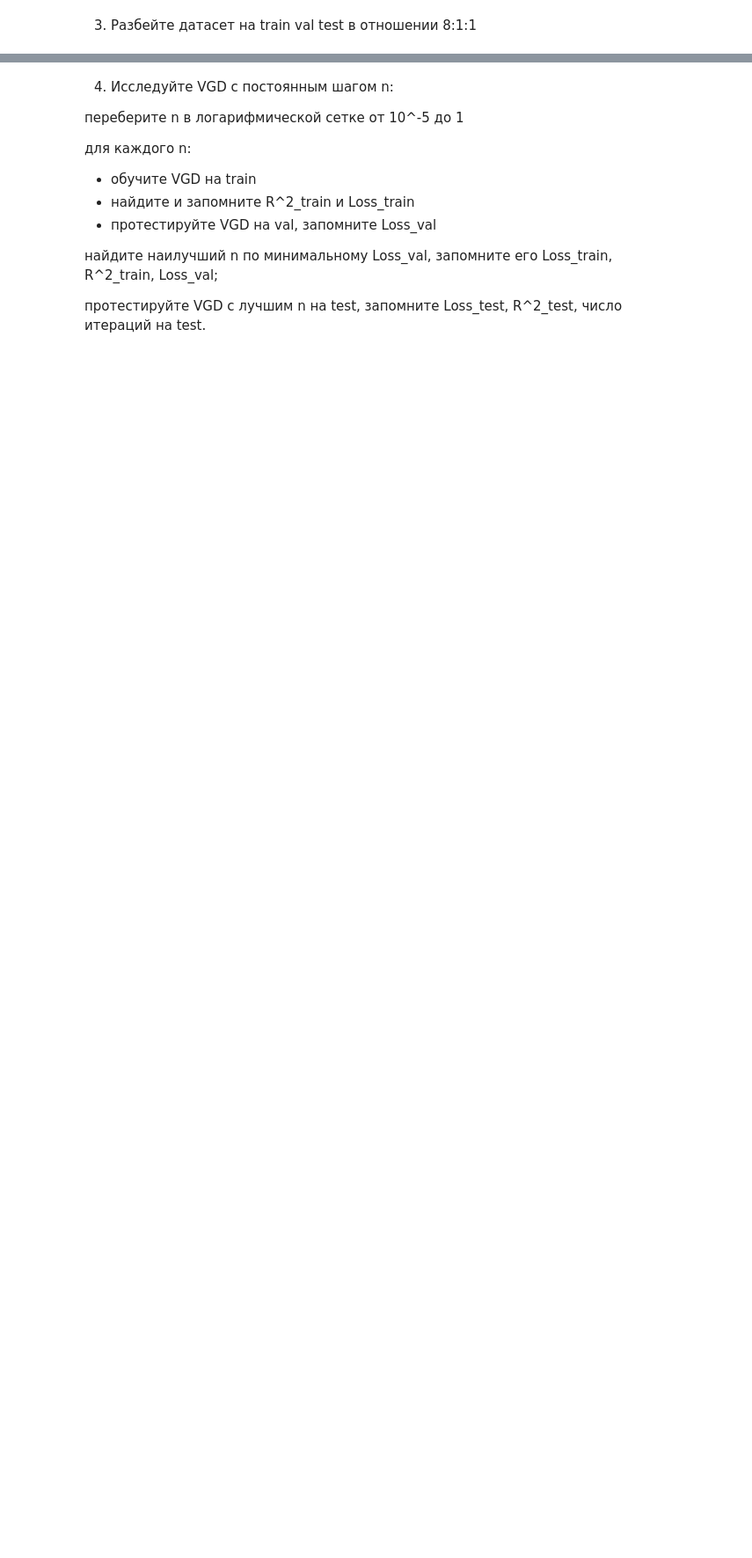
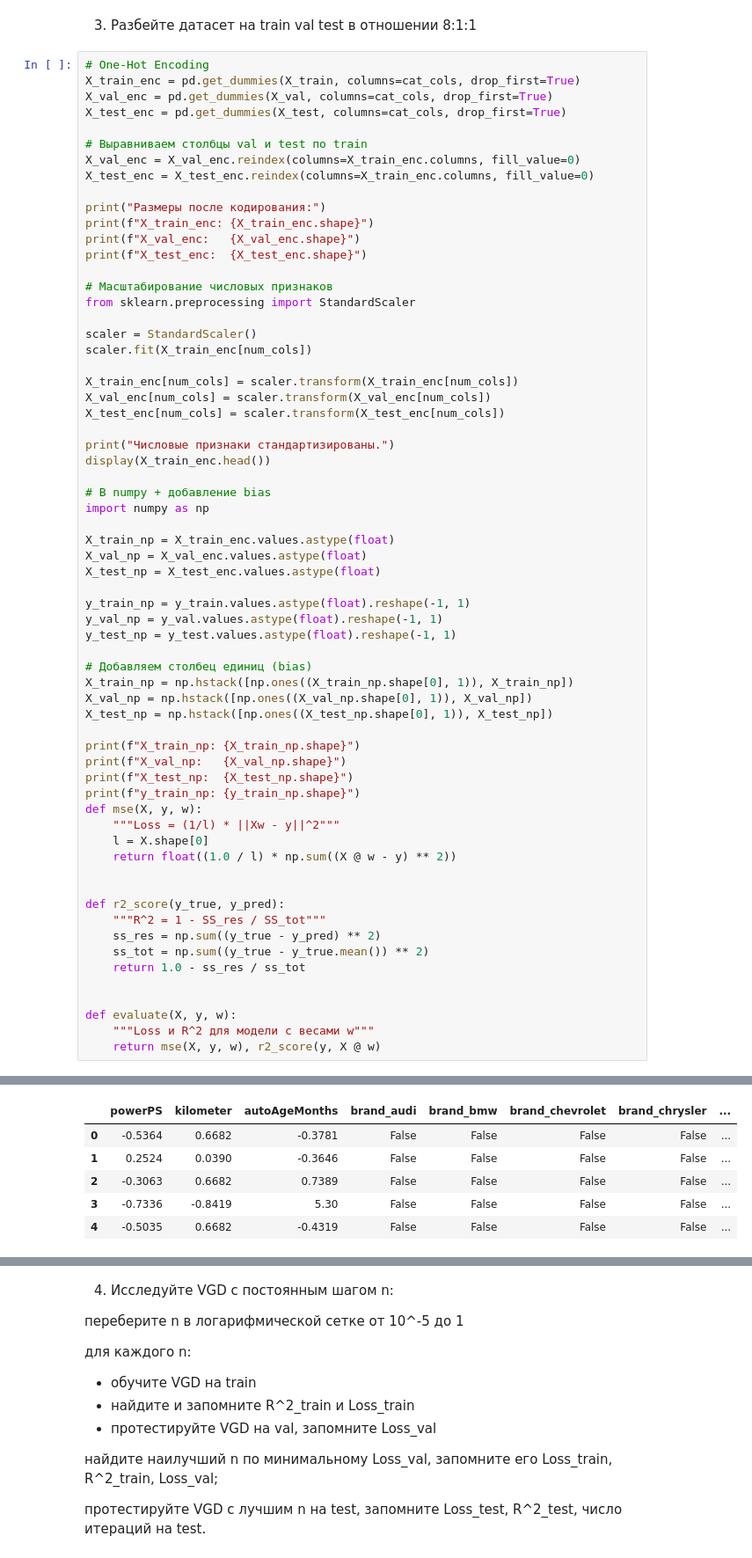
Before and after one commit to Tuguduk/ML-practicum, a Jupyter notebook: sem_2_linreg_methods.ipynb, the cells around one changed output, grey strips where cells are left out. Shown at 88% size. Saved outputs shown, nothing was run; the diff lists cells and outputs as text; blank space fills up the shorter version.

```diff
--- a/sem_2_linreg_methods.ipynb
+++ b/sem_2_linreg_methods.ipynb
@@ -14,2 +62,67 @@
 # %% [markdown]
 3. Разбейте датасет на train val test в отношении 8:1:1
+# %%
+# One-Hot Encoding
+X_train_enc = pd.get_dummies(X_train, columns=cat_cols, drop_first=True)
+X_val_enc = pd.get_dummies(X_val, columns=cat_cols, drop_first=True)
+X_test_enc = pd.get_dummies(X_test, columns=cat_cols, drop_first=True)
+
+# Выравниваем столбцы val и test по train
+X_val_enc = X_val_enc.reindex(columns=X_train_enc.columns, fill_value=0)
+X_test_enc = X_test_enc.reindex(columns=X_train_enc.columns, fill_value=0)
+
+print("Размеры после кодирования:")
+print(f"X_train_enc: {X_train_enc.shape}")
+print(f"X_val_enc:   {X_val_enc.shape}")
+print(f"X_test_enc:  {X_test_enc.shape}")
+
+# Масштабирование числовых признаков
+from sklearn.preprocessing import StandardScaler
+
+scaler = StandardScaler()
+scaler.fit(X_train_enc[num_cols])
+
+X_train_enc[num_cols] = scaler.transform(X_train_enc[num_cols])
+X_val_enc[num_cols] = scaler.transform(X_val_enc[num_cols])
+X_test_enc[num_cols] = scaler.transform(X_test_enc[num_cols])
+
+print("Числовые признаки стандартизированы.")
+display(X_train_enc.head())
+
+# В numpy + добавление bias
+import numpy as np
+
+X_train_np = X_train_enc.values.astype(float)
+X_val_np = X_val_enc.values.astype(float)
+X_test_np = X_test_enc.values.astype(float)
+
+y_train_np = y_train.values.astype(float).reshape(-1, 1)
+y_val_np = y_val.values.astype(float).reshape(-1, 1)
+y_test_np = y_test.values.astype(float).reshape(-1, 1)
+
+# Добавляем столбец единиц (bias)
+X_train_np = np.hstack([np.ones((X_train_np.shape[0], 1)), X_train_np])
+X_val_np = np.hstack([np.ones((X_val_np.shape[0], 1)), X_val_np])
+X_test_np = np.hstack([np.ones((X_test_np.shape[0], 1)), X_test_np])
+
+print(f"X_train_np: {X_train_np.shape}")
+print(f"X_val_np:   {X_val_np.shape}")
+print(f"X_test_np:  {X_test_np.shape}")
+print(f"y_train_np: {y_train_np.shape}")
+def mse(X, y, w):
+    """Loss = (1/l) * ||Xw - y||^2"""
+    l = X.shape[0]
+    return float((1.0 / l) * np.sum((X @ w - y) ** 2))
+
+
+def r2_score(y_true, y_pred):
+    """R^2 = 1 - SS_res / SS_tot"""
+    ss_res = np.sum((y_true - y_pred) ** 2)
+    ss_tot = np.sum((y_true - y_true.mean()) ** 2)
+    return 1.0 - ss_res / ss_tot
+
+
+def evaluate(X, y, w):
+    """Loss и R^2 для модели с весами w"""
+    return mse(X, y, w), r2_score(y, X @ w)
+# %% [output]
@@ -15,0 +134,6 @@
+|  | powerPS | kilometer | autoAgeMonths | brand_audi | brand_bmw | brand_chevrolet | brand_chrysler | ... |
+| 0 | -0.5364 | 0.6682 | -0.3781 | False | False | False | False | ... |
+| 1 | 0.2524 | 0.0390 | -0.3646 | False | False | False | False | ... |
+| 2 | -0.3063 | 0.6682 | 0.7389 | False | False | False | False | ... |
+| 3 | -0.7336 | -0.8419 | 5.30 | False | False | False | False | ... |
+| 4 | -0.5035 | 0.6682 | -0.4319 | False | False | False | False | ... |
```
Also changed, not shown: parts of 15 cells of this notebook.
